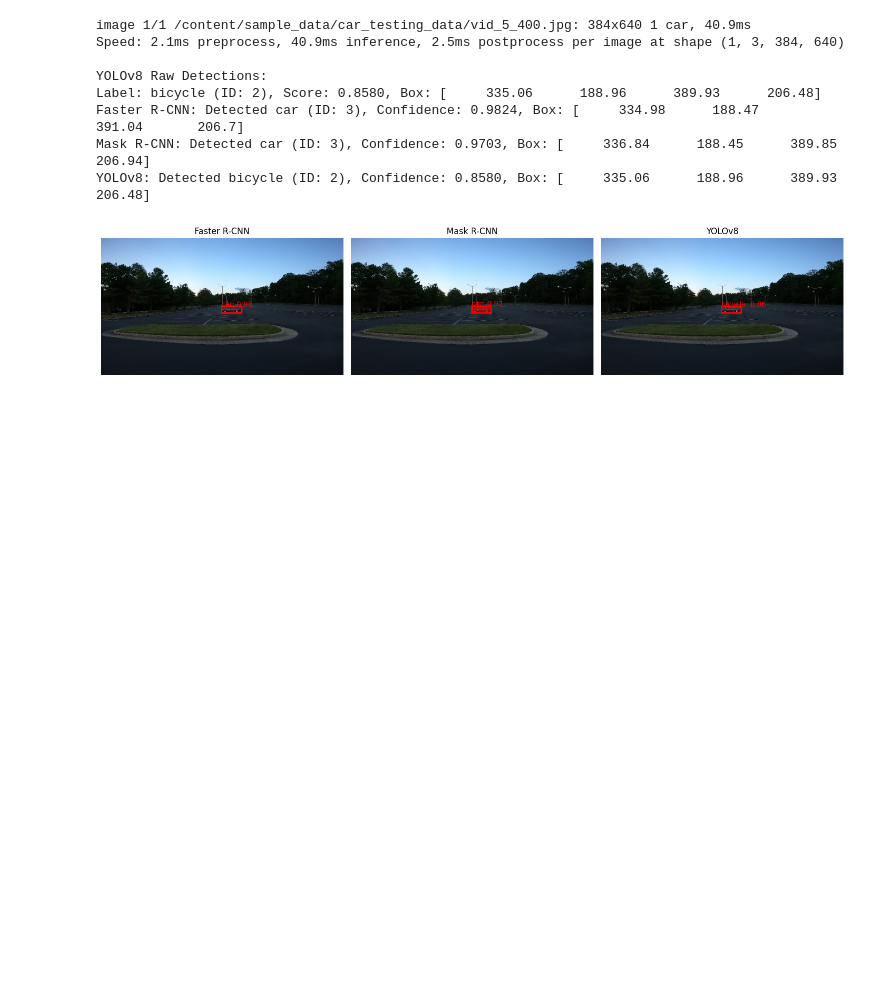
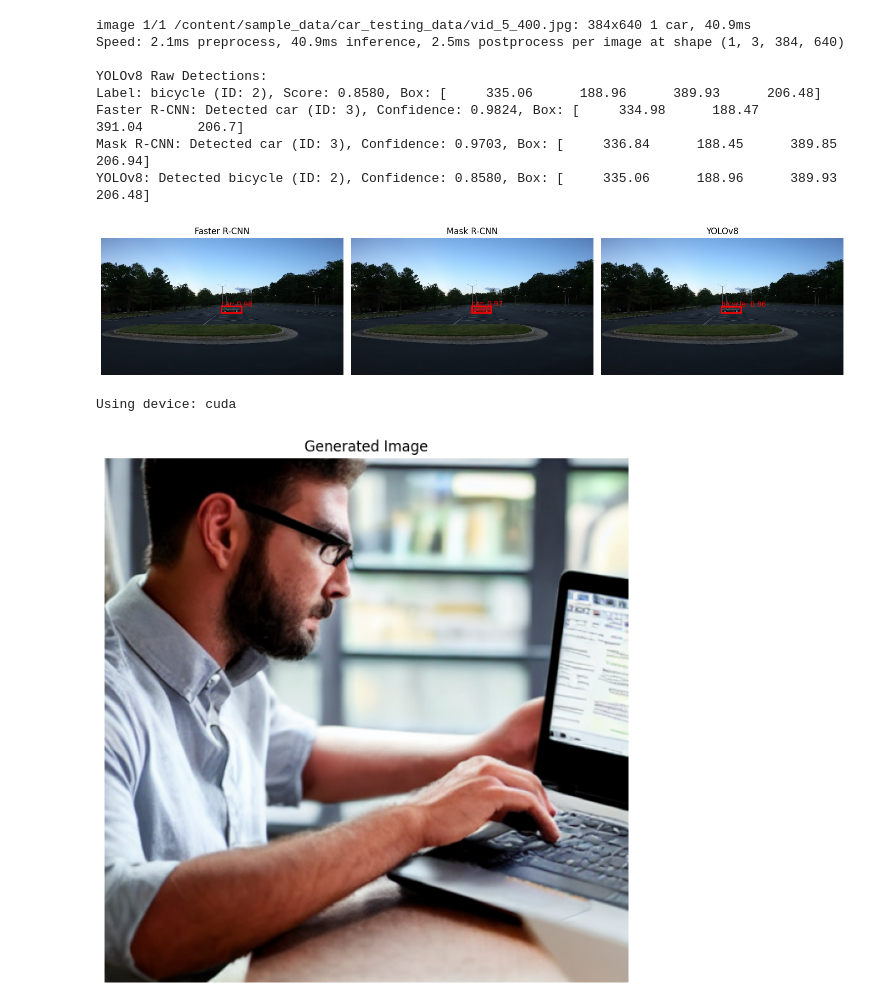
Before and after one commit to ariakhademi/computer_vision, a Jupyter notebook: computer_vision_practice.ipynb, the cells around one changed output. Saved outputs shown, nothing was run; the diff lists cells and outputs as text; code cells hidden in the pictures; blank space fills up the shorter version.

Commit message:
image generation

```diff
--- a/computer_vision_practice.ipynb
+++ b/computer_vision_practice.ipynb
@@ -435,3 +436,38 @@ Faster R-CNN: Detected car (ID: 3), Confidence: 0.9824, Box: [     334.98      1
 Mask R-CNN: Detected car (ID: 3), Confidence: 0.9703, Box: [     336.84      188.45      389.85      206.94]
 YOLOv8: Detected bicycle (ID: 2), Confidence: 0.8580, Box: [     335.06      188.96      389.93      206.48]
 [figure]
+# %%
+# Import necessary modules
+import torch
+from diffusers import StableDiffusionPipeline
+from IPython.display import Image as IPyImage
+import matplotlib.pyplot as plt
+
+# Check if GPU is available
+device = "cuda" if torch.cuda.is_available() else "cpu"
+print(f"Using device: {device}")
+
+# Load the pre-trained Stable Diffusion model
+model_id = "runwayml/stable-diffusion-v1-5"  # A popular pre-trained model
+pipe = StableDiffusionPipeline.from_pretrained(model_id, torch_dtype=torch.float16)
+pipe = pipe.to(device)
+
+# Define a text prompt for image generation
+prompt = "A man working behind laptop and coding."
+
+# Generate the image
+image = pipe(
+    prompt,
+    num_inference_steps=50,
+    guidance_scale=7.5
+).images[0]
+
+# Display the generated image in Colab
+plt.figure(figsize=(8, 8))
+plt.imshow(image)
+plt.axis("off")
+plt.title("Generated Image")
+plt.show()
+# %% [output]
+Using device: cuda
+[figure, added]
```
Also changed, not shown: parts of 1 cell of this notebook.
